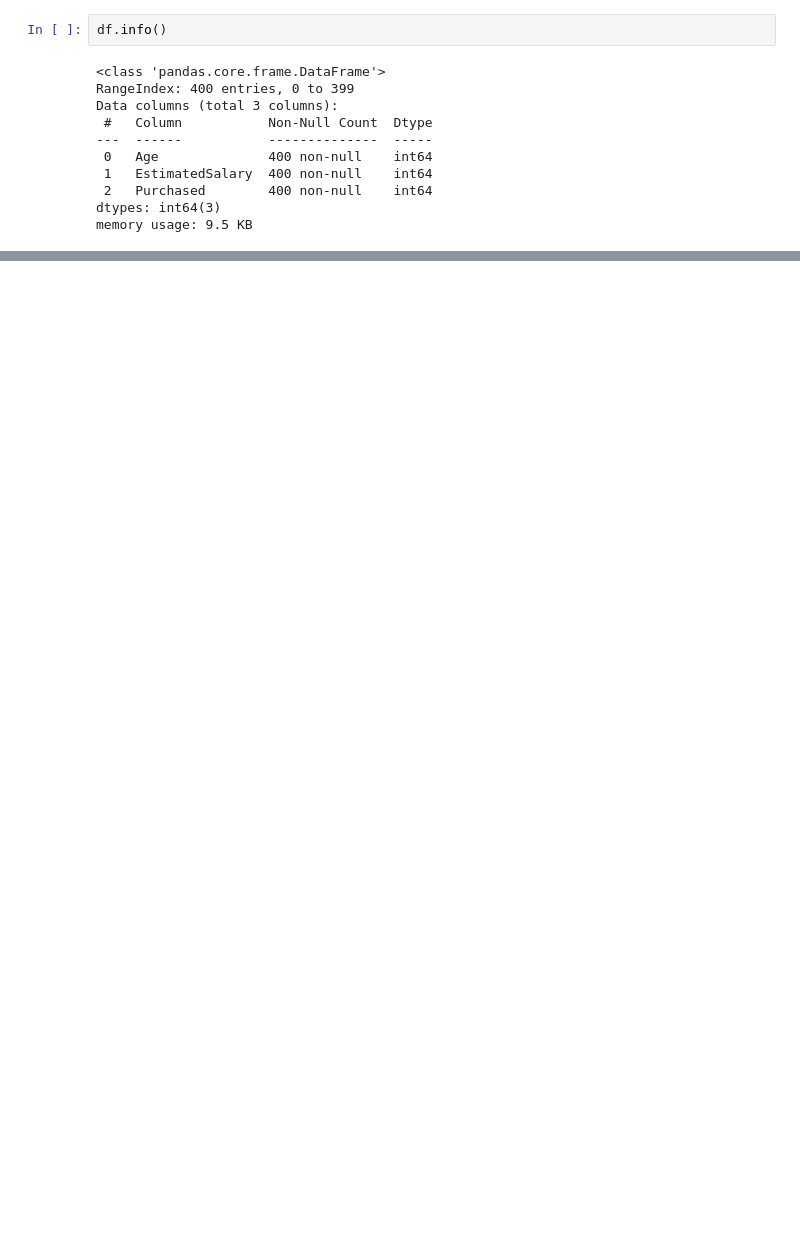
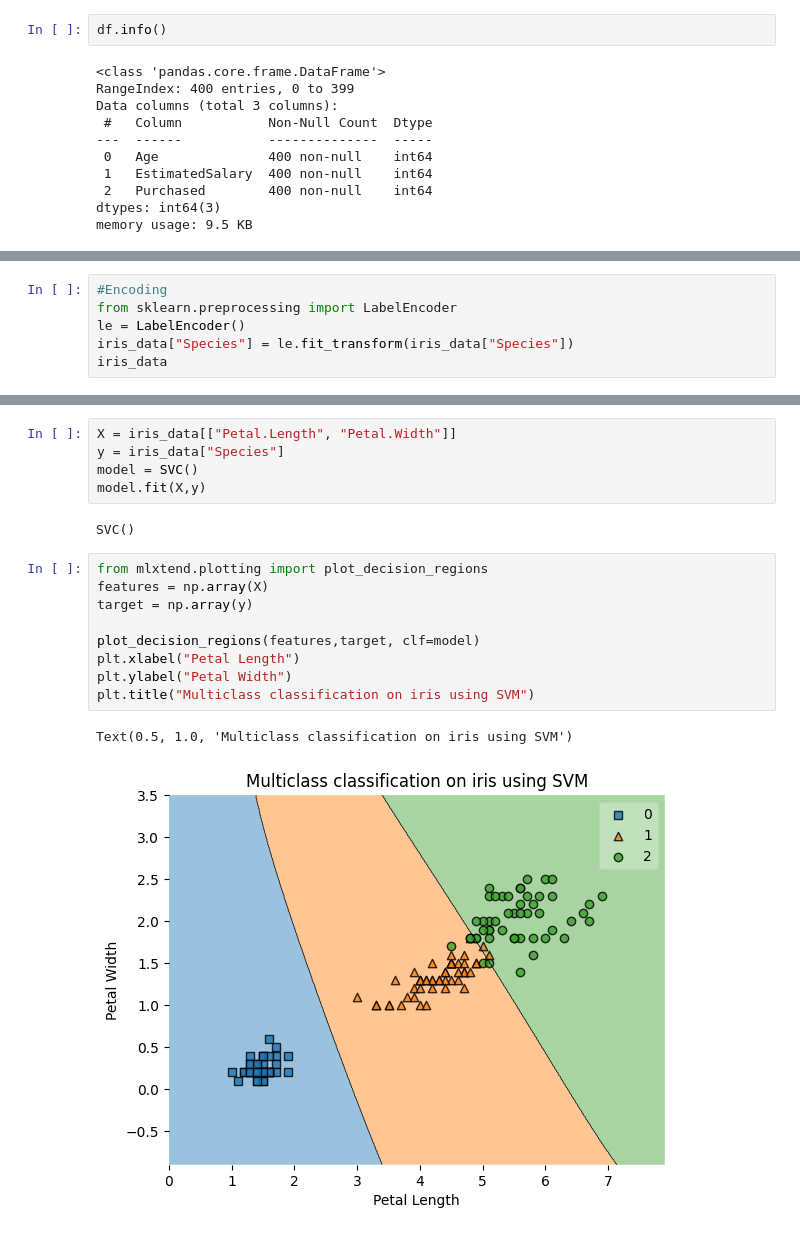
Before and after one commit to Mashrumihir/ML_PRACTICAL, a Jupyter notebook: Tutorial3.ipynb, the cells around one changed output, grey strips where cells are left out. Saved outputs shown, nothing was run; the diff lists cells and outputs as text; blank space fills up the shorter version.

```diff
--- a/Tutorial3.ipynb
+++ b/Tutorial3.ipynb
@@ -142,0 +316,6 @@ model = LinearRegression()
+# %%
+#Encoding
+from sklearn.preprocessing import LabelEncoder
+le = LabelEncoder()
+iris_data["Species"] = le.fit_transform(iris_data["Species"])
+iris_data
@@ -142,0 +336,19 @@ model = LinearRegression()
+# %%
+X = iris_data[["Petal.Length", "Petal.Width"]]
+y = iris_data["Species"]
+model = SVC()
+model.fit(X,y)
+# %% [output]
+SVC()
+# %%
+from mlxtend.plotting import plot_decision_regions
+features = np.array(X)
+target = np.array(y)
+
+plot_decision_regions(features,target, clf=model)
+plt.xlabel("Petal Length")
+plt.ylabel("Petal Width")
+plt.title("Multiclass classification on iris using SVM")
+# %% [output]
+Text(0.5, 1.0, 'Multiclass classification on iris using SVM')
+[figure, added]
```
Also changed, not shown: parts of 48 cells of this notebook, 1 other file.
